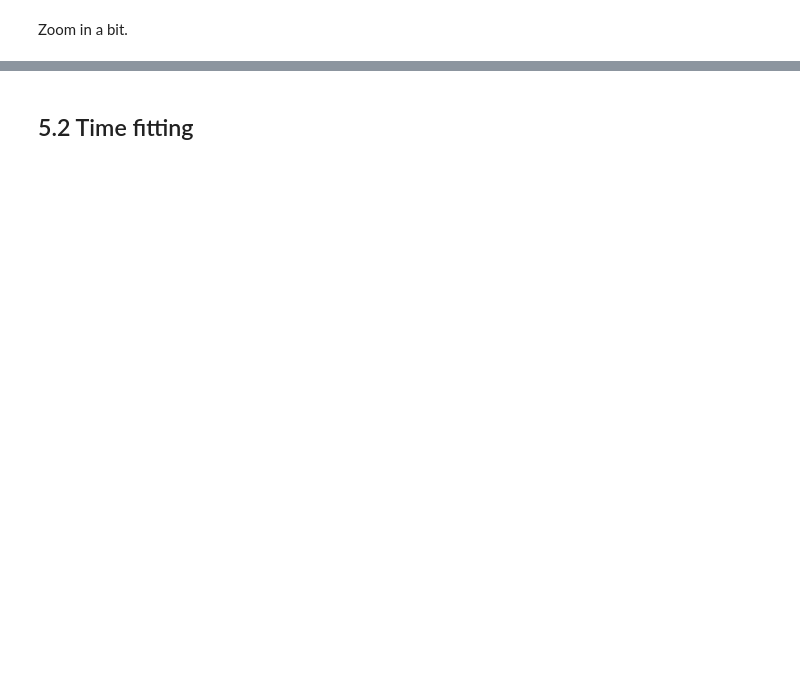
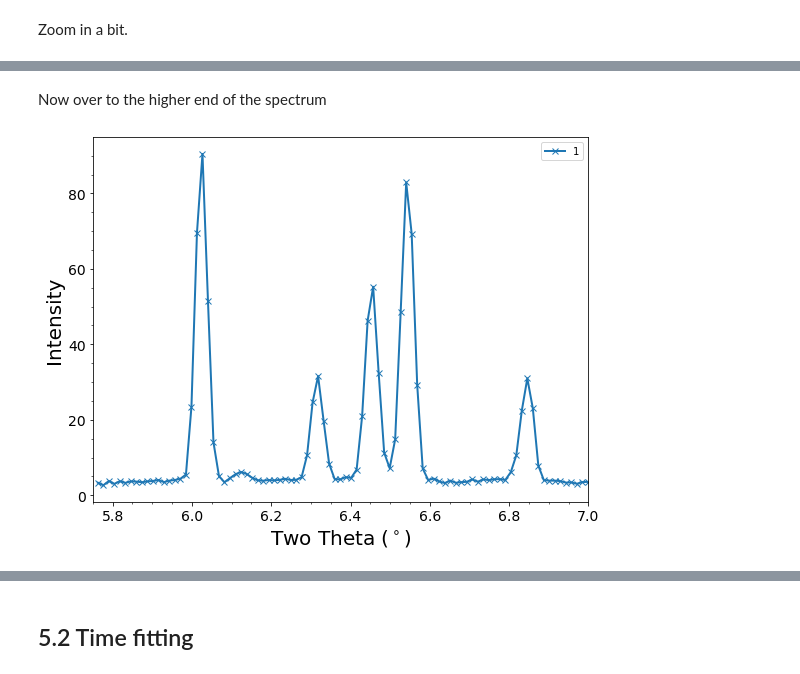
Before and after one commit to LightForm-group/xrdfit, a Jupyter notebook: tutorial notebooks/5 - Working with larger data sets.ipynb, the cells around one changed output, grey strips where cells are left out. Drawn from its saved outputs; the diff is of its cells as text; code cells hidden in the pictures; blank space fills up the shorter version.

```diff
--- a/tutorial notebooks/5 - Working with larger data sets.ipynb
+++ b/tutorial notebooks/5 - Working with larger data sets.ipynb
@@ -55,0 +125,8 @@ Zoom in a bit.
+# %%
+peak_params = [PeakParams('(10-12)', (4.54, 4.8)),
+               PeakParams('(200)', (4.9, 5.10)),
+               PeakParams('(11-20)', (5.35, 5.6))]
+
+spectral_data.fit_peaks(peak_params, 1)
+for fit in spectral_data.fitted_peaks:
+    fit.plot()
@@ -55,0 +138,6 @@ Zoom in a bit.
+# %% [markdown]
+Now over to the higher end of the spectrum
+# %%
+spectral_data.plot(1, x_range=(5.75, 7), show_points=True)
+# %% [output]
+[figure, added]
```
Also changed, not shown: parts of 23 cells of this notebook.
